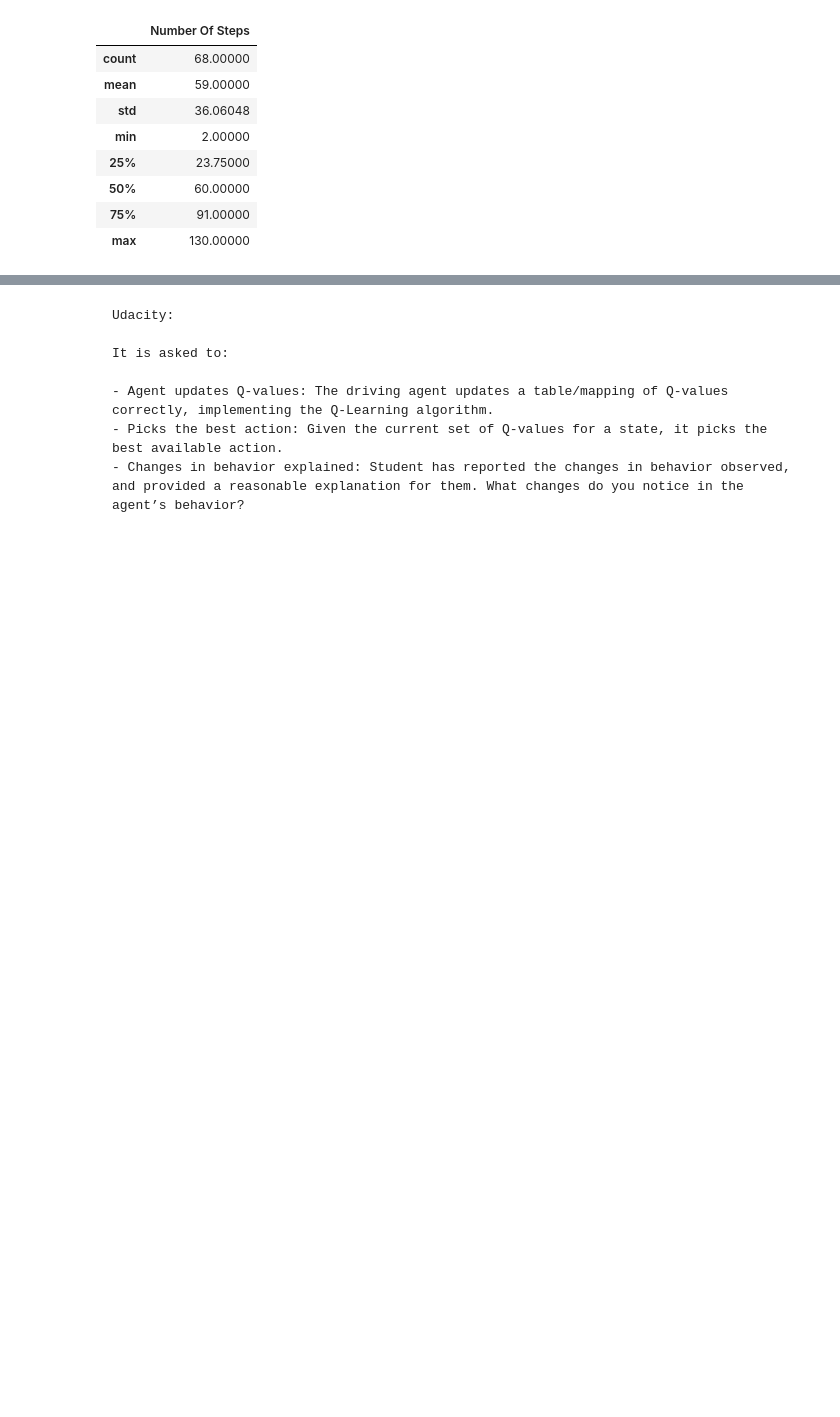
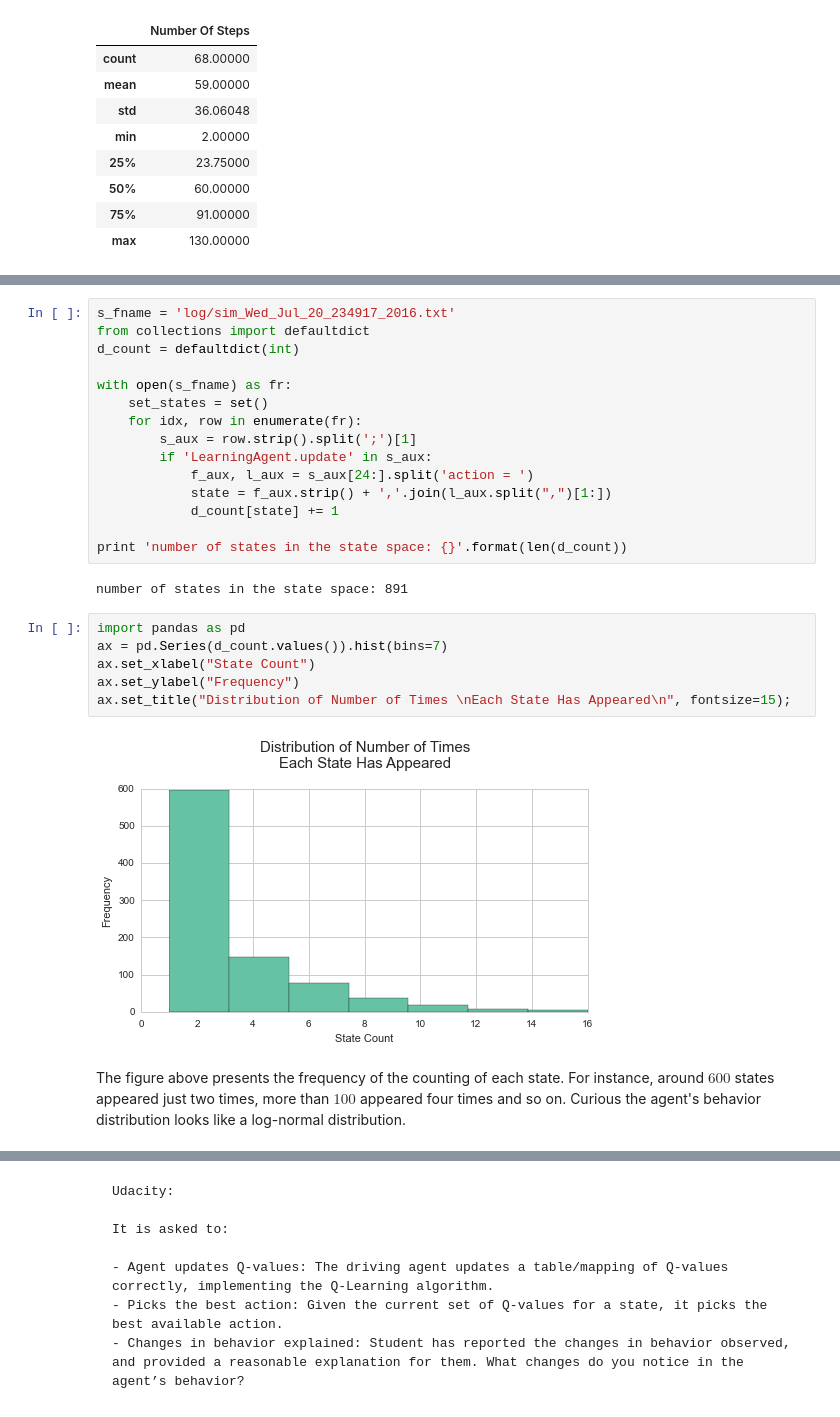
Before and after one commit to ucaiado/Smart_Cab, a Jupyter notebook: smart_cab.ipynb, the cells around one changed output, grey strips where cells are left out. Cells and saved outputs as stored; diff of their text form; blank space fills up the shorter version.

Commit message:
feat and docs: Write about Identify and Update State

```diff
--- a/smart_cab.ipynb
+++ b/smart_cab.ipynb
@@ -186 +200,28 @@ It took 59 steps on average, and the variation was huge. The agent has taken fro
+# %%
+s_fname = 'log/sim_Wed_Jul_20_234917_2016.txt'
+from collections import defaultdict
+d_count = defaultdict(int)
+
+with open(s_fname) as fr:
+    set_states = set()
+    for idx, row in enumerate(fr):
+        s_aux = row.strip().split(';')[1]
+        if 'LearningAgent.update' in s_aux:
+            f_aux, l_aux = s_aux[24:].split('action = ')
+            state = f_aux.strip() + ','.join(l_aux.split(",")[1:])
+            d_count[state] += 1
+
+print 'number of states in the state space: {}'.format(len(d_count))
+# %% [output]
+number of states in the state space: 891
+# %%
+import pandas as pd
+ax = pd.Series(d_count.values()).hist(bins=7)
+ax.set_xlabel("State Count")
+ax.set_ylabel("Frequency")
+ax.set_title("Distribution of Number of Times \nEach State Has Appeared\n", fontsize=15);
+# %% [output]
+[figure, added]
+# %% [markdown]
+The figure above presents the frequency of the counting of each state. For instance, around $600$ states appeared just two times, more than $100$ appeared four times and so on. Curious the agent's behavior distribution looks like a log-normal distribution.
 # %% [markdown]
```
Also changed, not shown: parts of 7 cells of this notebook, 4 other files.
